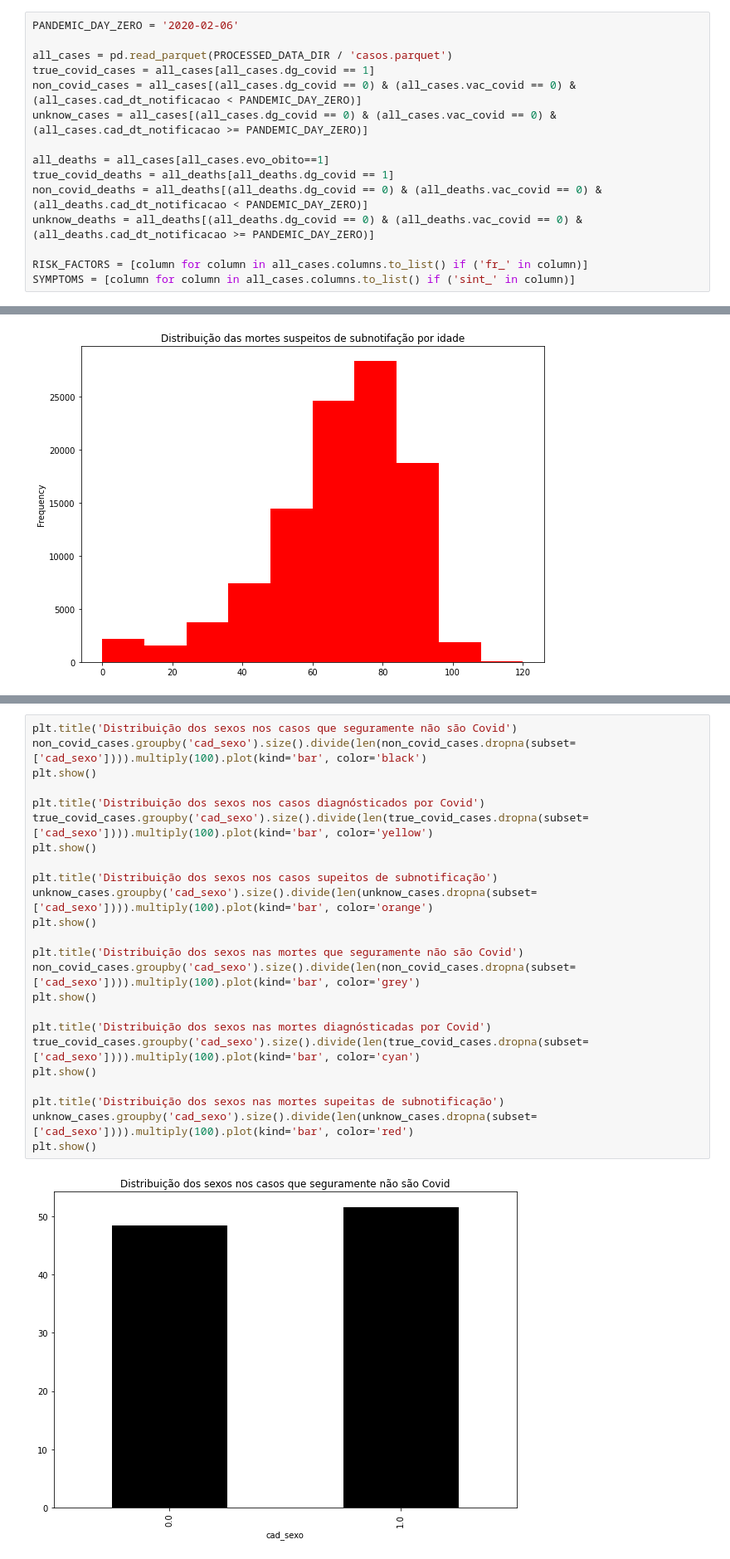
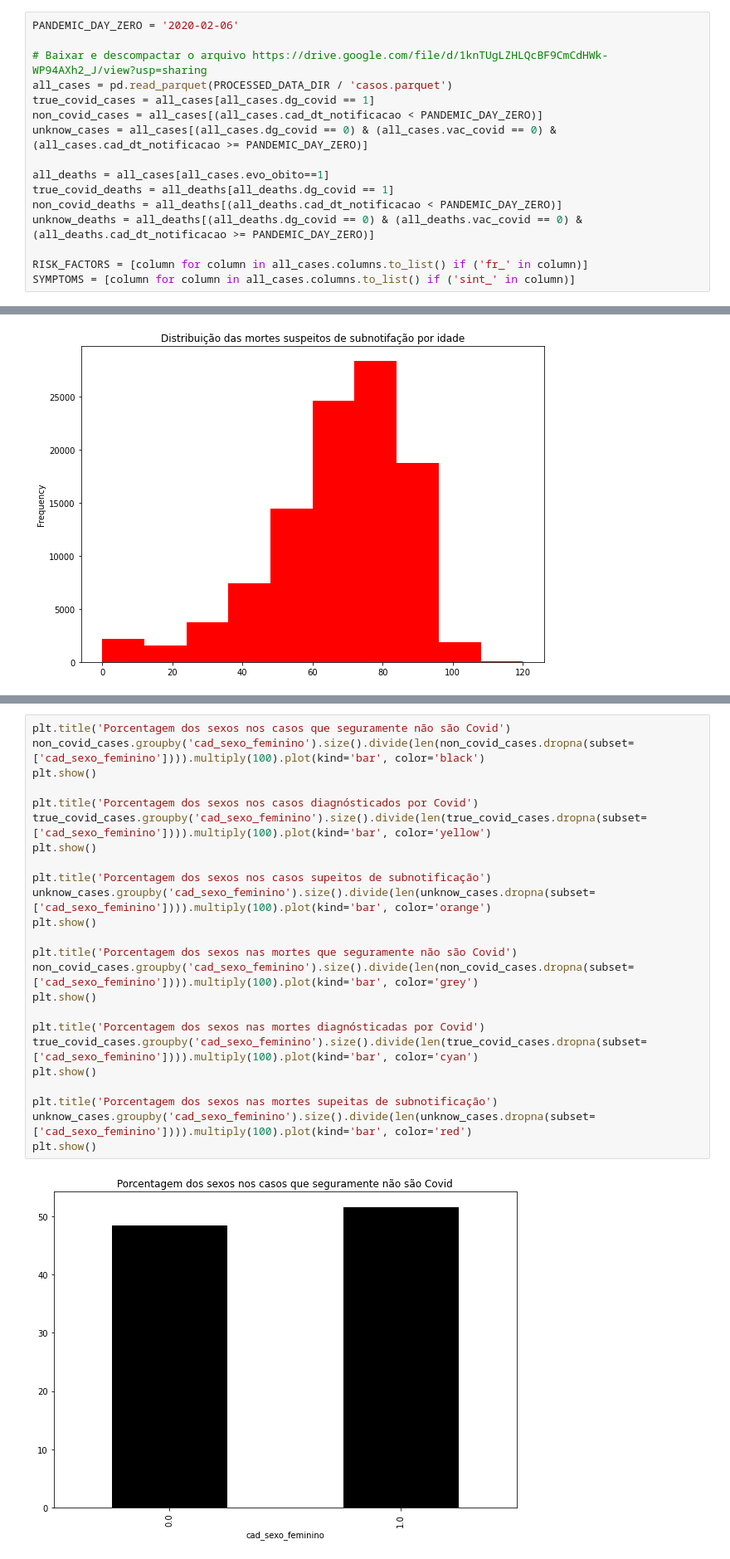
Before and after one commit to mateuspinto/subnotificacoes-covid, a Jupyter notebook: src/visualization.ipynb, the cells around one changed output, grey strips where cells are left out. Shown at 83% size. Cells and saved outputs as stored; diff of their text form.

```diff
--- a/src/visualization.ipynb
+++ b/src/visualization.ipynb
@@ -9,14 +31,15 @@ mpl.rc('figure', figsize=(10, 7))
 # %%
 PANDEMIC_DAY_ZERO = '2020-02-06'
 
+# Baixar e descompactar o arquivo https://drive.google.com/file/d/1knTUgLZHLQcBF9CmCdHWk-WP94AXh2_J/view?usp=sharing
 all_cases = pd.read_parquet(PROCESSED_DATA_DIR / 'casos.parquet')
 true_covid_cases = all_cases[all_cases.dg_covid == 1]
-non_covid_cases = all_cases[(all_cases.dg_covid == 0) & (all_cases.vac_covid == 0) & (all_cases.cad_dt_notificacao < PANDEMIC_DAY_ZERO)]
+non_covid_cases = all_cases[(all_cases.cad_dt_notificacao < PANDEMIC_DAY_ZERO)]
 unknow_cases = all_cases[(all_cases.dg_covid == 0) & (all_cases.vac_covid == 0) & (all_cases.cad_dt_notificacao >= PANDEMIC_DAY_ZERO)]
 
 all_deaths = all_cases[all_cases.evo_obito==1]
 true_covid_deaths = all_deaths[all_deaths.dg_covid == 1]
-non_covid_deaths = all_deaths[(all_deaths.dg_covid == 0) & (all_deaths.vac_covid == 0) & (all_deaths.cad_dt_notificacao < PANDEMIC_DAY_ZERO)]
+non_covid_deaths = all_deaths[(all_deaths.cad_dt_notificacao < PANDEMIC_DAY_ZERO)]
 unknow_deaths = all_deaths[(all_deaths.dg_covid == 0) & (all_deaths.vac_covid == 0) & (all_deaths.cad_dt_notificacao >= PANDEMIC_DAY_ZERO)]
 
 RISK_FACTORS = [column for column in all_cases.columns.to_list() if ('fr_' in column)]
@@ -86,26 +122,26 @@ plt.show()
 # %%
-plt.title('Distribuição dos sexos nos casos que seguramente não são Covid')
-non_covid_cases.groupby('cad_sexo').size().divide(len(non_covid_cases.dropna(subset=['cad_sexo']))).multiply(100).plot(kind='bar', color='black')
+plt.title('Porcentagem dos sexos nos casos que seguramente não são Covid')
+non_covid_cases.groupby('cad_sexo_feminino').size().divide(len(non_covid_cases.dropna(subset=['cad_sexo_feminino']))).multiply(100).plot(kind='bar', color='black')
 plt.show()
 
-plt.title('Distribuição dos sexos nos casos diagnósticados por Covid')
-true_covid_cases.groupby('cad_sexo').size().divide(len(true_covid_cases.dropna(subset=['cad_sexo']))).multiply(100).plot(kind='bar', color='yellow')
+plt.title('Porcentagem dos sexos nos casos diagnósticados por Covid')
+true_covid_cases.groupby('cad_sexo_feminino').size().divide(len(true_covid_cases.dropna(subset=['cad_sexo_feminino']))).multiply(100).plot(kind='bar', color='yellow')
 plt.show()
 
-plt.title('Distribuição dos sexos nos casos supeitos de subnotificação')
-unknow_cases.groupby('cad_sexo').size().divide(len(unknow_cases.dropna(subset=['cad_sexo']))).multiply(100).plot(kind='bar', color='orange')
+plt.title('Porcentagem dos sexos nos casos supeitos de subnotificação')
+unknow_cases.groupby('cad_sexo_feminino').size().divide(len(unknow_cases.dropna(subset=['cad_sexo_feminino']))).multiply(100).plot(kind='bar', color='orange')
 plt.show()
 
-plt.title('Distribuição dos sexos nas mortes que seguramente não são Covid')
-non_covid_cases.groupby('cad_sexo').size().divide(len(non_covid_cases.dropna(subset=['cad_sexo']))).multiply(100).plot(kind='bar', color='grey')
+plt.title('Porcentagem dos sexos nas mortes que seguramente não são Covid')
+non_covid_cases.groupby('cad_sexo_feminino').size().divide(len(non_covid_cases.dropna(subset=['cad_sexo_feminino']))).multiply(100).plot(kind='bar', color='grey')
 plt.show()
 
-plt.title('Distribuição dos sexos nas mortes diagnósticadas por Covid')
-true_covid_cases.groupby('cad_sexo').size().divide(len(true_covid_cases.dropna(subset=['cad_sexo']))).multiply(100).plot(kind='bar', color='cyan')
+plt.title('Porcentagem dos sexos nas mortes diagnósticadas por Covid')
+true_covid_cases.groupby('cad_sexo_feminino').size().divide(len(true_covid_cases.dropna(subset=['cad_sexo_feminino']))).multiply(100).plot(kind='bar', color='cyan')
 plt.show()
 
-plt.title('Distribuição dos sexos nas mortes supeitas de subnotificação')
-unknow_cases.groupby('cad_sexo').size().divide(len(unknow_cases.dropna(subset=['cad_sexo']))).multiply(100).plot(kind='bar', color='red')
+plt.title('Porcentagem dos sexos nas mortes supeitas de subnotificação')
+unknow_cases.groupby('cad_sexo_feminino').size().divide(len(unknow_cases.dropna(subset=['cad_sexo_feminino']))).multiply(100).plot(kind='bar', color='red')
 plt.show()
 # %% [output]
-[figure, old version]
+[figure, new version]
```
Also changed, not shown: parts of 25 cells of this notebook, 3 other files.
